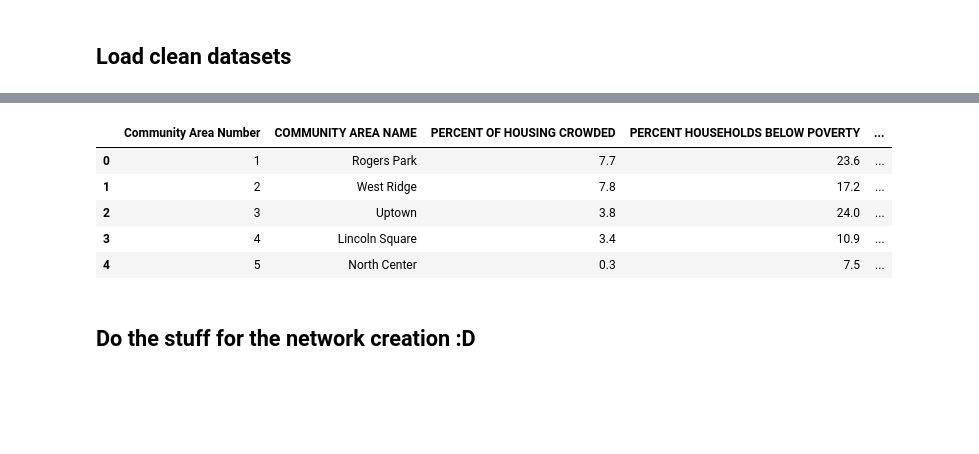
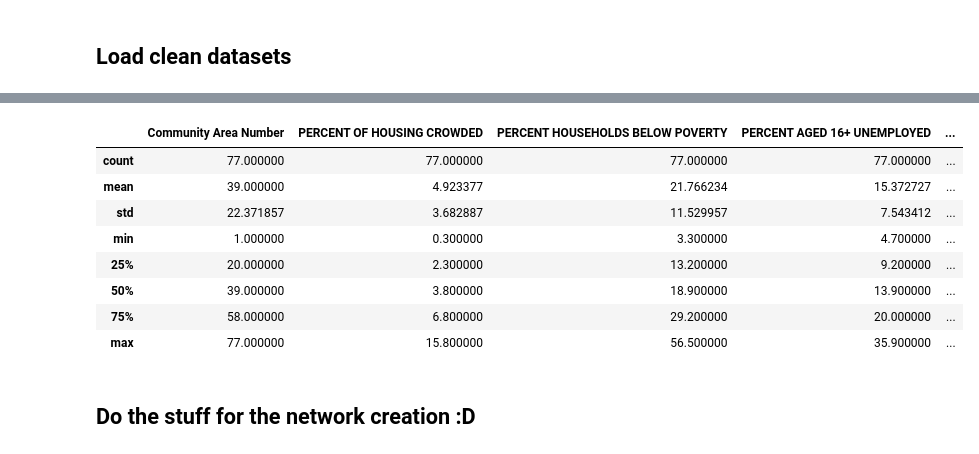
Before and after one commit to gomerudo/tuedataeng, a Jupyter notebook: wrangling/ChicagoCrimes_wrangling.ipynb, the cells around one changed output, grey strips where cells are left out. Drawn from its saved outputs; the diff is of its cells as text; code cells hidden in the pictures; blank space fills up the shorter version.

```diff
--- a/wrangling/ChicagoCrimes_wrangling.ipynb
+++ b/wrangling/ChicagoCrimes_wrangling.ipynb
@@ -26,14 +26,17 @@ crimes_df.head()
 | 4 | 10000097 | HY189976 | 03/18/2015 09:00:00 PM | 047XX W ADAMS ST | 031A | ROBBERY | ARMED: HANDGUN | SIDEWALK | ... |
 # %%
 # Show preview of indicators
-indicators_df.head()
+indicators_df.describe()
 # %% [output]
-|  | Community Area Number | COMMUNITY AREA NAME | PERCENT OF HOUSING CROWDED | PERCENT HOUSEHOLDS BELOW POVERTY | ... |
-| 0 | 1 | Rogers Park | 7.7 | 23.6 | ... |
-| 1 | 2 | West Ridge | 7.8 | 17.2 | ... |
-| 2 | 3 | Uptown | 3.8 | 24.0 | ... |
-| 3 | 4 | Lincoln Square | 3.4 | 10.9 | ... |
-| 4 | 5 | North Center | 0.3 | 7.5 | ... |
+|  | Community Area Number | PERCENT OF HOUSING CROWDED | PERCENT HOUSEHOLDS BELOW POVERTY | PERCENT AGED 16+ UNEMPLOYED | ... |
+| count | 77.000000 | 77.000000 | 77.000000 | 77.000000 | ... |
+| mean | 39.000000 | 4.923377 | 21.766234 | 15.372727 | ... |
+| std | 22.371857 | 3.682887 | 11.529957 | 7.543412 | ... |
+| min | 1.000000 | 0.300000 | 3.300000 | 4.700000 | ... |
+| 25% | 20.000000 | 2.300000 | 13.200000 | 9.200000 | ... |
+| 50% | 39.000000 | 3.800000 | 18.900000 | 13.900000 | ... |
+| 75% | 58.000000 | 6.800000 | 29.200000 | 20.000000 | ... |
+| max | 77.000000 | 15.800000 | 56.500000 | 35.900000 | ... |
 # %% [markdown]
 ## Do the stuff for the network creation :D
 # %% [markdown]
```
Also changed, not shown: parts of 1 cell of this notebook, 8 other files.
